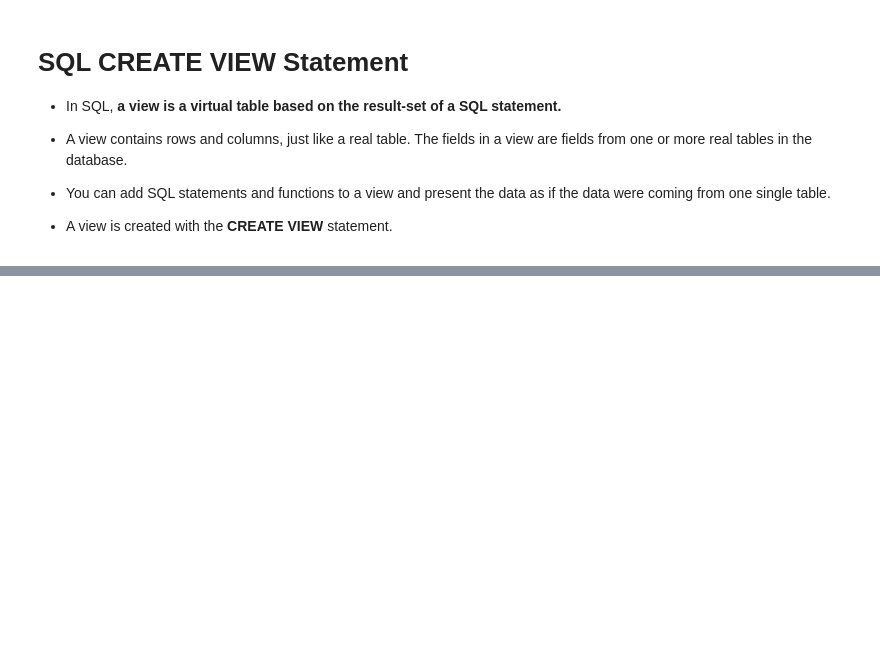
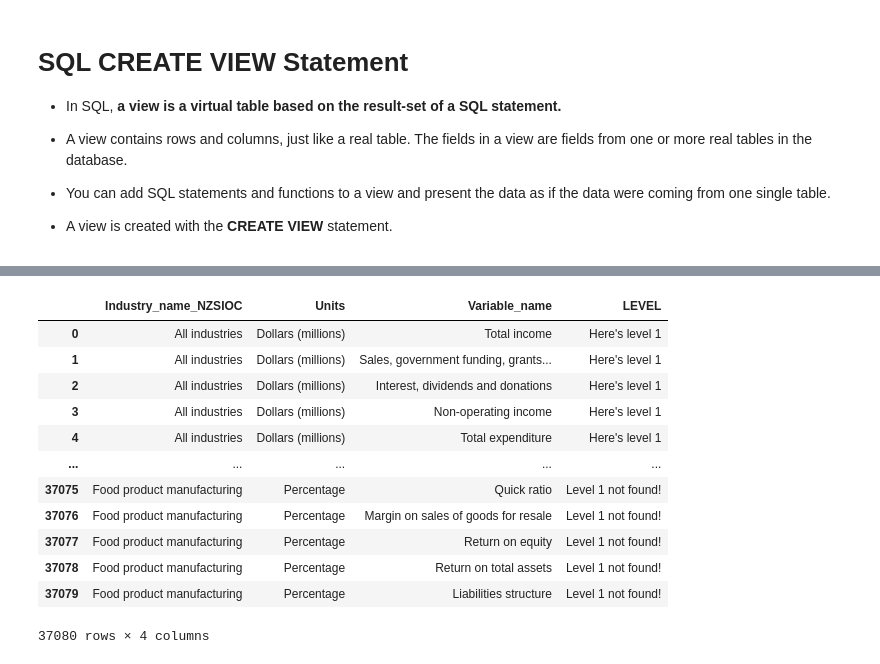
Before and after one commit to shivananda-sonwane/practice-on-daily-basis, a Jupyter notebook: 3. Databases/in1__SQL and Python/in2__MySQL documentation (re-executing queries).ipynb, the cells around one changed output, grey strips where cells are left out. Drawn from its saved outputs; the diff is of its cells as text; code cells hidden in the pictures; blank space fills up the shorter version.

```diff
--- a/3. Databases/in1__SQL and Python/in2__MySQL documentation (re-executing queries).ipynb
+++ b/3. Databases/in1__SQL and Python/in2__MySQL documentation (re-executing queries).ipynb
@@ -2080,0 +2431,23 @@ pd.read_sql("SELECT * FROM persons1;", mydb)
+# %%
+pd.read_sql("""
+SELECT Industry_name_NZSIOC, Units, Variable_name,
+CASE
+WHEN Industry_aggregation_NZSIOC = 'Level 1' THEN "Here's level 1"
+ELSE "Level 1 not found!"
+END AS LEVEL
+FROM Survey_data;
+""", mydb)
+# %% [output]
+|  | Industry_name_NZSIOC | Units | Variable_name | LEVEL |
+| 0 | All industries | Dollars (millions) | Total income | Here's level 1 |
+| 1 | All industries | Dollars (millions) | Sales, government funding, grants... | Here's level 1 |
+| 2 | All industries | Dollars (millions) | Interest, dividends and donations | Here's level 1 |
+| 3 | All industries | Dollars (millions) | Non-operating income | Here's level 1 |
+| 4 | All industries | Dollars (millions) | Total expenditure | Here's level 1 |
+| ... | ... | ... | ... | ... |
+| 37075 | Food product manufacturing | Percentage | Quick ratio | Level 1 not found! |
+| 37076 | Food product manufacturing | Percentage | Margin on sales of goods for resale | Level 1 not found! |
+| 37077 | Food product manufacturing | Percentage | Return on equity | Level 1 not found! |
+| 37078 | Food product manufacturing | Percentage | Return on total assets | Level 1 not found! |
+| 37079 | Food product manufacturing | Percentage | Liabilities structure | Level 1 not found! |
+37080 rows × 4 columns
```
Also changed, not shown: parts of 58 cells of this notebook.
